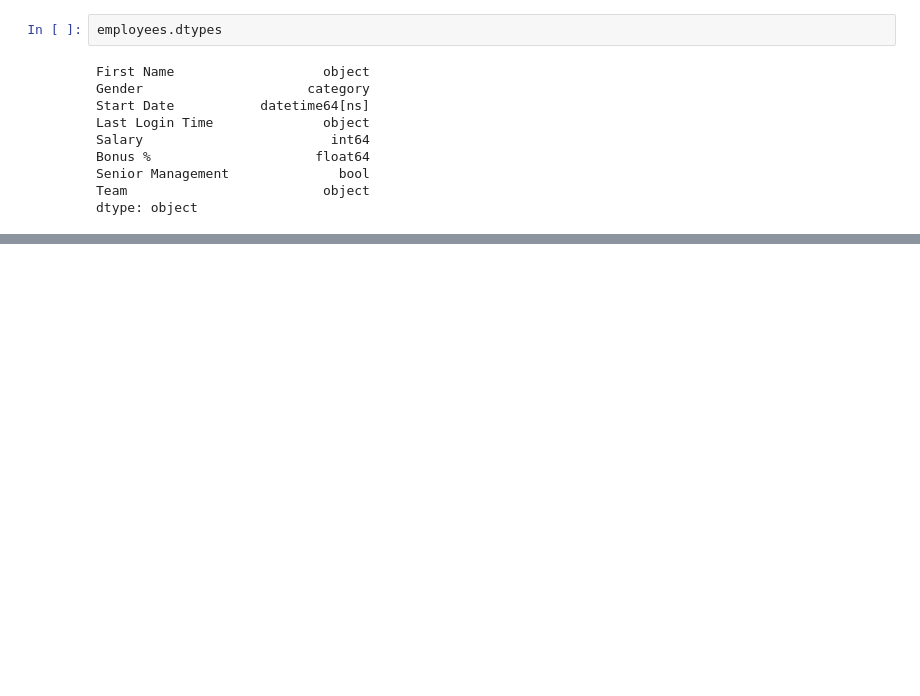
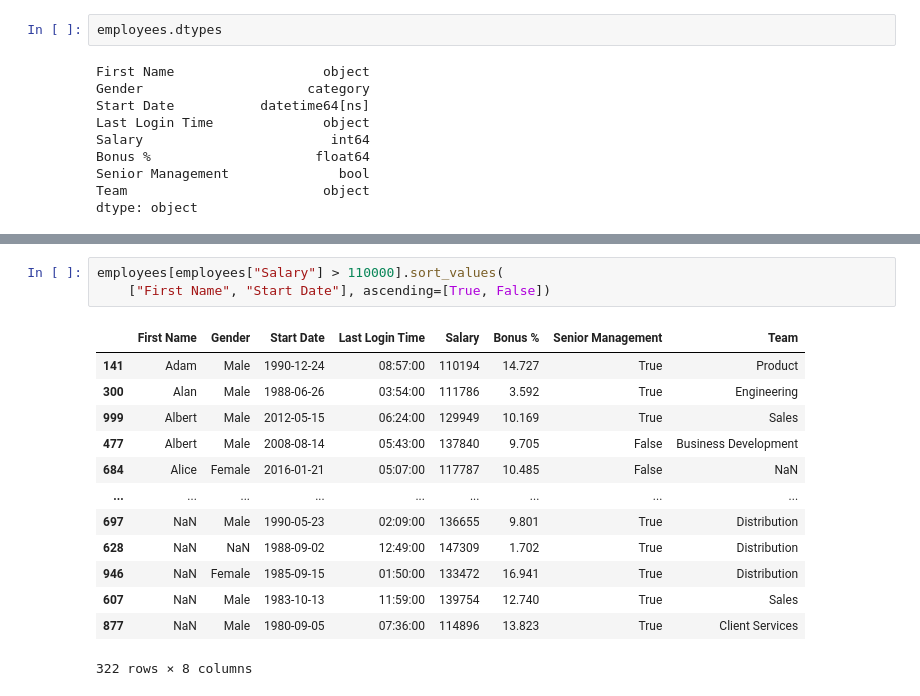
Before and after one commit to matthewwithers/Data-Science, a Jupyter notebook: Data Analysis with Pandas/Workbooks/Dataframes/07312025.ipynb, the cells around one changed output, grey strips where cells are left out. Drawn from its saved outputs; the diff is of its cells as text; blank space fills up the shorter version.

```diff
--- a/Data Analysis with Pandas/Workbooks/Dataframes/07312025.ipynb
+++ b/Data Analysis with Pandas/Workbooks/Dataframes/07312025.ipynb
@@ -276,0 +310,17 @@ dtype: object
+# %%
+employees[employees["Salary"] > 110000].sort_values(
+    ["First Name", "Start Date"], ascending=[True, False])
+# %% [output]
+|  | First Name | Gender | Start Date | Last Login Time | Salary | Bonus % | Senior Management | Team |
+| 141 | Adam | Male | 1990-12-24 | 08:57:00 | 110194 | 14.727 | True | Product |
+| 300 | Alan | Male | 1988-06-26 | 03:54:00 | 111786 | 3.592 | True | Engineering |
+| 999 | Albert | Male | 2012-05-15 | 06:24:00 | 129949 | 10.169 | True | Sales |
+| 477 | Albert | Male | 2008-08-14 | 05:43:00 | 137840 | 9.705 | False | Business Development |
+| 684 | Alice | Female | 2016-01-21 | 05:07:00 | 117787 | 10.485 | False | NaN |
+| ... | ... | ... | ... | ... | ... | ... | ... | ... |
+| 697 | NaN | Male | 1990-05-23 | 02:09:00 | 136655 | 9.801 | True | Distribution |
+| 628 | NaN | NaN | 1988-09-02 | 12:49:00 | 147309 | 1.702 | True | Distribution |
+| 946 | NaN | Female | 1985-09-15 | 01:50:00 | 133472 | 16.941 | True | Distribution |
+| 607 | NaN | Male | 1983-10-13 | 11:59:00 | 139754 | 12.740 | True | Sales |
+| 877 | NaN | Male | 1980-09-05 | 07:36:00 | 114896 | 13.823 | True | Client Services |
+322 rows × 8 columns
```
Also changed, not shown: parts of 6 cells of this notebook.
